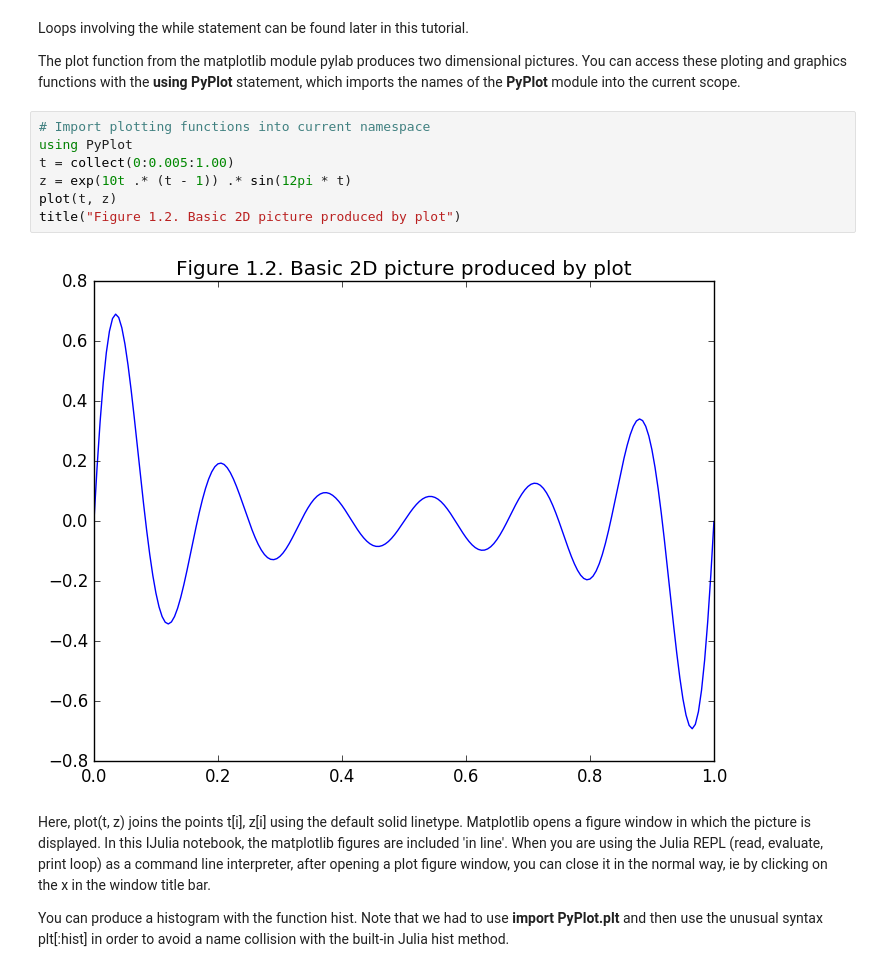
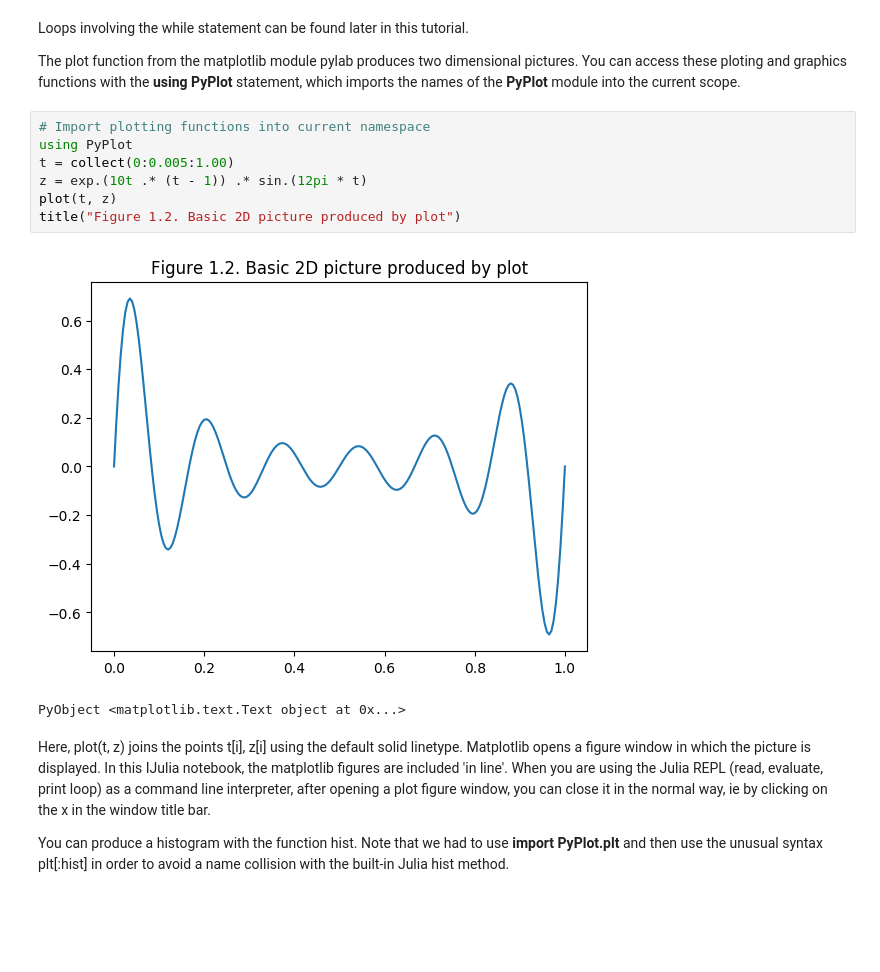
Before and after one commit to macd/dbm_notebooks, a Jupyter notebook: julia_chap1_matlab_guide.ipynb, the cells around one changed output. Saved outputs shown, nothing was run; the diff lists cells and outputs as text; blank space fills up the shorter version.

```diff
--- a/julia_chap1_matlab_guide.ipynb
+++ b/julia_chap1_matlab_guide.ipynb
@@ -329,12 +346,13 @@ The plot function from the matplotlib module pylab produces two dimensional pict
 # %%
 # Import plotting functions into current namespace
 using PyPlot
 t = collect(0:0.005:1.00)
-z = exp(10t .* (t - 1)) .* sin(12pi * t)
+z = exp.(10t .* (t - 1)) .* sin.(12pi * t)
 plot(t, z)
 title("Figure 1.2. Basic 2D picture produced by plot")
 # %% [output]
-[figure, old version]
+[figure, new version]
+PyObject <matplotlib.text.Text object at 0x...>
 # %% [markdown]
 Here, plot(t, z) joins the points t[i], z[i] using the default solid linetype.  Matplotlib opens a figure window in which the picture is displayed.  In this IJulia notebook, the matplotlib figures are included 'in line'.  When you are using the Julia REPL (read, evaluate, print loop) as a command line interpreter, after opening a plot figure window, you can close it in the normal way, ie by clicking on the x in the window title bar.
 
```
Also changed, not shown: parts of 28 cells of this notebook, 1 other file.
